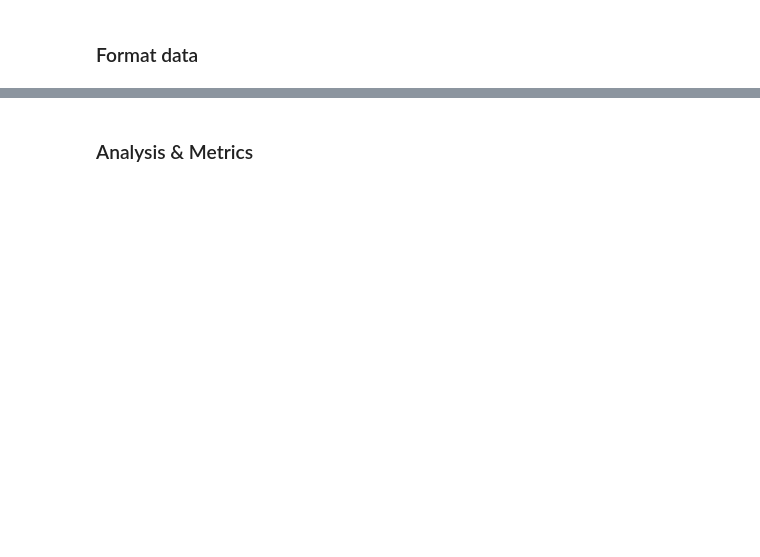
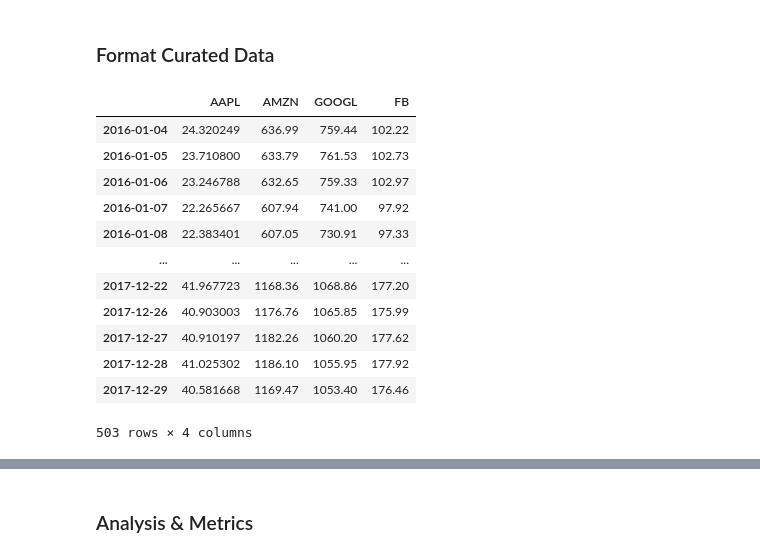
Before and after one commit to gracejyzhang/finance-collection, a Jupyter notebook: portfolio_optimization.ipynb, the cells around one changed output, grey strips where cells are left out. Saved outputs shown, nothing was run; the diff lists cells and outputs as text; code cells hidden in the pictures; blank space fills up the shorter version.

```diff
--- a/portfolio_optimization.ipynb
+++ b/portfolio_optimization.ipynb
@@ -4,3 +5,37 @@ import numpy as np
 from data_retriever import read_tickers
 # %% [markdown]
-### Format data
+### Format Curated Data
+# %%
+# read in data
+tickers = ['AAPL', 'AMZN', 'GOOGL', 'FB']
+df1 = pd.DataFrame()
+
+for symbol in tickers:
+    try:
+        adj_close = pd.read_csv(f'data/time_series_daily_curated/{symbol}.csv', index_col=0).loc['5. adjusted close',:]
+        adj_close.name = symbol
+        df1 = df.append(adj_close)
+    except:
+        continue
+
+df1 = df1.transpose()
+
+# convert index to datetime
+df1.index = pd.to_datetime(df1.index, infer_datetime_format=True)
+df1 = df1.loc['2016-01-01':'2017-12-31']
+
+df1
+# %% [output]
+|  | AAPL | AMZN | GOOGL | FB |
+| 2016-01-04 | 24.320249 | 636.99 | 759.44 | 102.22 |
+| 2016-01-05 | 23.710800 | 633.79 | 761.53 | 102.73 |
+| 2016-01-06 | 23.246788 | 632.65 | 759.33 | 102.97 |
+| 2016-01-07 | 22.265667 | 607.94 | 741.00 | 97.92 |
+| 2016-01-08 | 22.383401 | 607.05 | 730.91 | 97.33 |
+| ... | ... | ... | ... | ... |
+| 2017-12-22 | 41.967723 | 1168.36 | 1068.86 | 177.20 |
+| 2017-12-26 | 40.903003 | 1176.76 | 1065.85 | 175.99 |
+| 2017-12-27 | 40.910197 | 1182.26 | 1060.20 | 177.62 |
+| 2017-12-28 | 41.025302 | 1186.10 | 1055.95 | 177.92 |
+| 2017-12-29 | 40.581668 | 1169.47 | 1053.40 | 176.46 |
+503 rows × 4 columns
```
Also changed, not shown: parts of 13 cells of this notebook, 6 other files.
